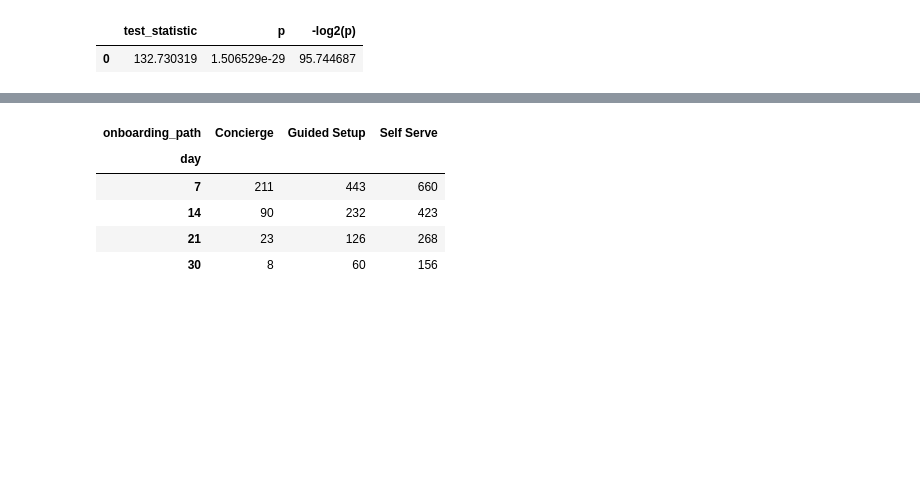
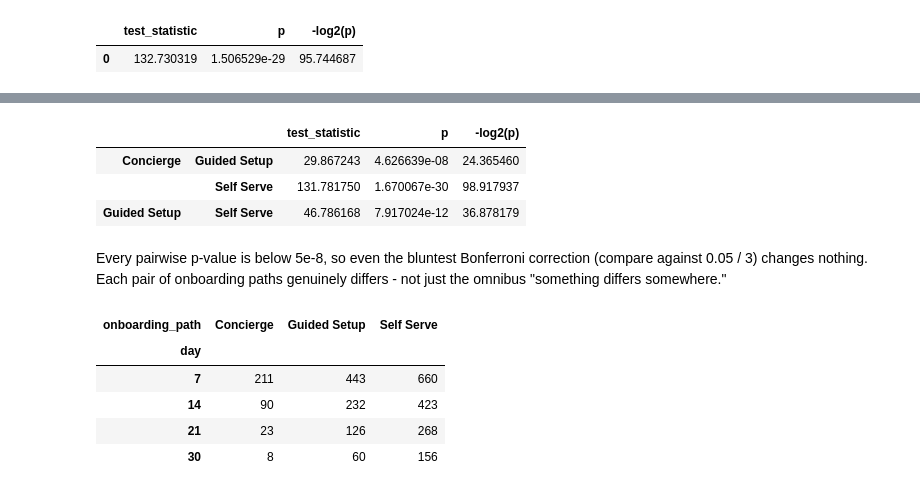
Before and after one commit to josephazar/Survival_Analysis_Demo, a Jupyter notebook: survival-analysis-intro/notebooks/02_kaplan_meier_and_log_rank.ipynb, the cells around one changed output, grey strips where cells are left out. Cells and saved outputs as stored; diff of their text form; code cells hidden in the pictures; blank space fills up the shorter version.

```diff
--- a/survival-analysis-intro/notebooks/02_kaplan_meier_and_log_rank.ipynb
+++ b/survival-analysis-intro/notebooks/02_kaplan_meier_and_log_rank.ipynb
@@ -165,3 +205,19 @@ result.summary
+# %%
+from lifelines.statistics import pairwise_logrank_test
+
+pairwise = pairwise_logrank_test(
+    event_durations=activation["time_to_activation_days"],
+    groups=activation["onboarding_path"],
+    event_observed=activation["activated_observed"],
+)
+pairwise.summary
+# %% [output]
+|  |  | test_statistic | p | -log2(p) |
+| Concierge | Guided Setup | 29.867243 | 4.626639e-08 | 24.365460 |
+|  | Self Serve | 131.781750 | 1.670067e-30 | 98.917937 |
+| Guided Setup | Self Serve | 46.786168 | 7.917024e-12 | 36.878179 |
+# %% [markdown]
+Every pairwise p-value is below 5e-8, so even the bluntest Bonferroni correction (compare against 0.05 / 3) changes nothing. Each pair of onboarding paths genuinely differs - not just the omnibus "something differs somewhere."
 # %%
 # A practical activation backlog table for an operations or growth team.
 backlog = []
```
Also changed, not shown: parts of 9 cells of this notebook, 4 other files.
